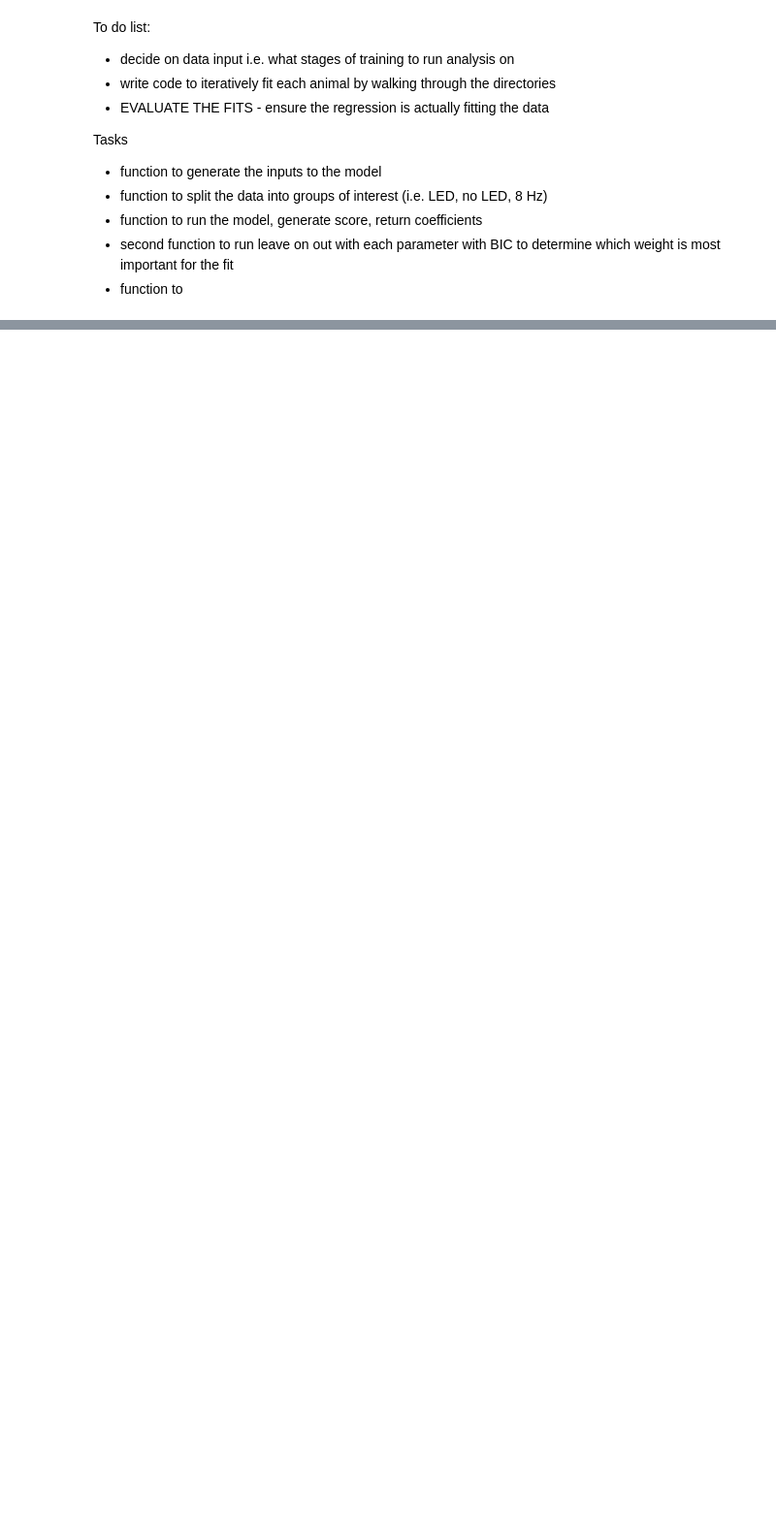
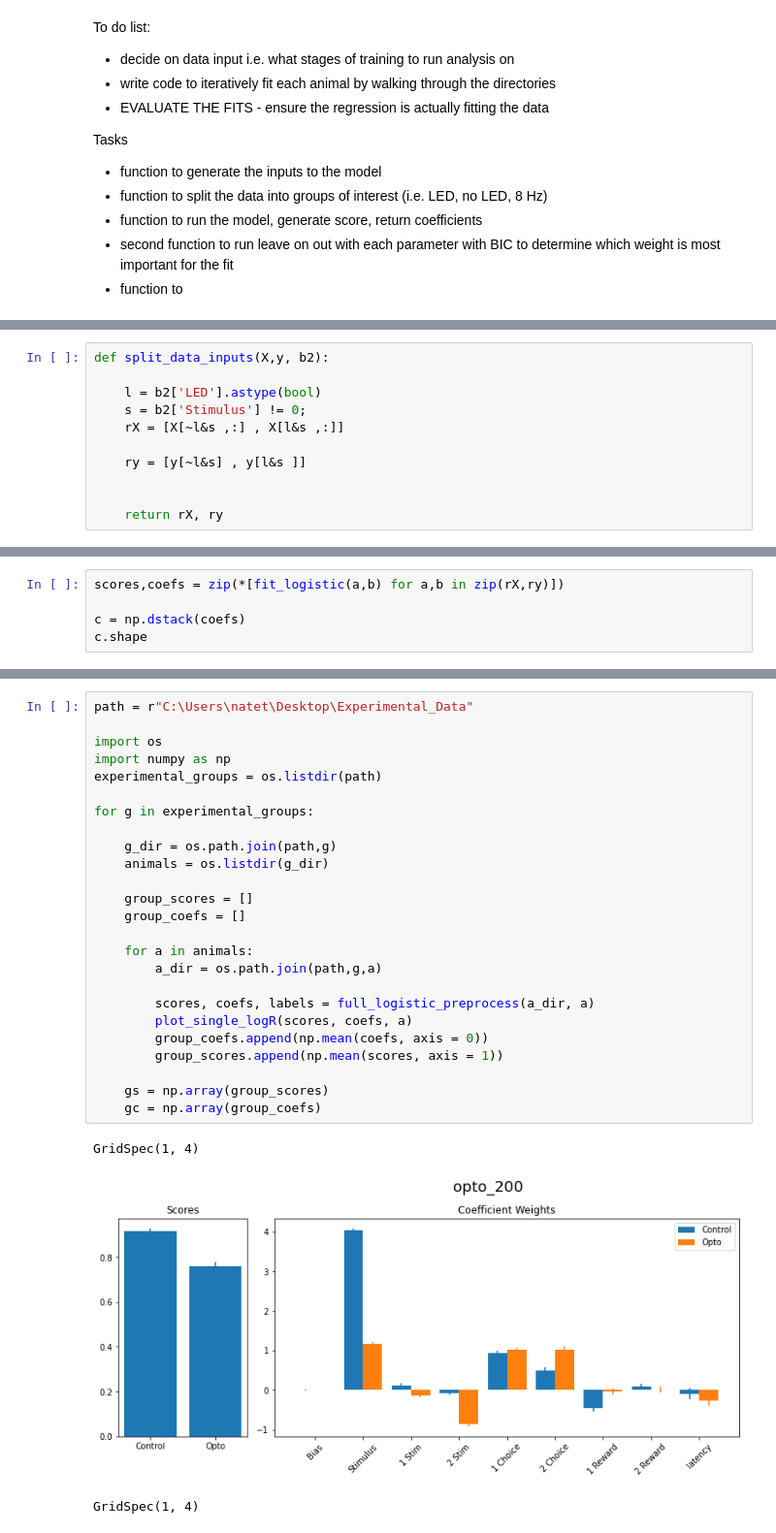
Before and after one commit to bkrall24/Psytrack_fitting, a Jupyter notebook: basic_GLM.ipynb, the cells around one changed output, grey strips where cells are left out. Shown: that part at 97% size. Drawn from its saved outputs; the diff is of its cells as text; blank space fills up the shorter version.

```diff
--- a/basic_GLM.ipynb
+++ b/basic_GLM.ipynb
@@ -307,0 +332,11 @@ Tasks
+# %%
+def split_data_inputs(X,y, b2):
+
+    l = b2['LED'].astype(bool)
+    s = b2['Stimulus'] != 0;
+    rX = [X[~l&s ,:] , X[l&s ,:]]
+
+    ry = [y[~l&s] , y[l&s ]]
+
+
+    return rX, ry
@@ -307,0 +394,5 @@ Tasks
+# %%
+scores,coefs = zip(*[fit_logistic(a,b) for a,b in zip(rX,ry)])
+
+c = np.dstack(coefs)
+c.shape
@@ -307,0 +407,29 @@ Tasks
+# %%
+path = r"C:\Users\natet\Desktop\Experimental_Data"
+
+import os
+import numpy as np
+experimental_groups = os.listdir(path)
+
+for g in experimental_groups:
+
+    g_dir = os.path.join(path,g)
+    animals = os.listdir(g_dir)
+
+    group_scores = []
+    group_coefs = []
+
+    for a in animals:
+        a_dir = os.path.join(path,g,a)
+
+        scores, coefs, labels = full_logistic_preprocess(a_dir, a)
+        plot_single_logR(scores, coefs, a)
+        group_coefs.append(np.mean(coefs, axis = 0))
+        group_scores.append(np.mean(scores, axis = 1))
+
+    gs = np.array(group_scores)
+    gc = np.array(group_coefs)
+# %% [output]
+GridSpec(1, 4)
+[figure, added]
+GridSpec(1, 4)
```
Also changed, not shown: parts of 21 cells of this notebook, 7 other files.
